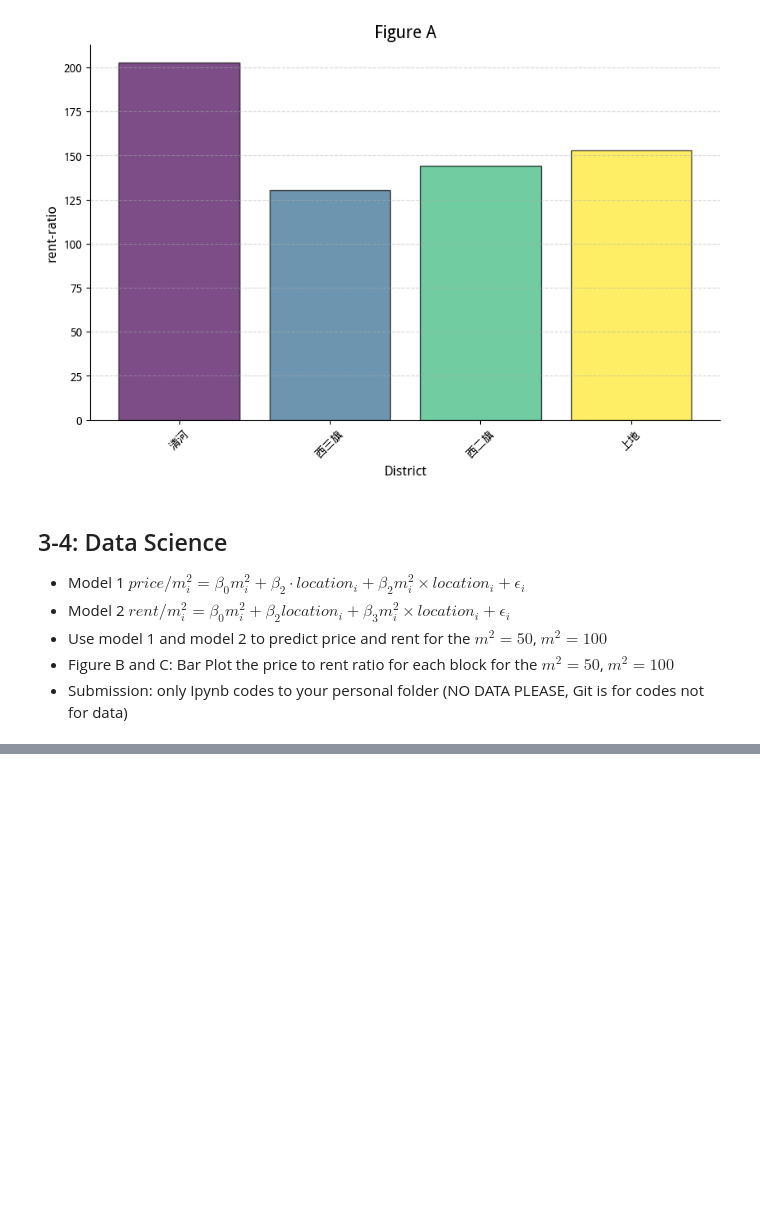
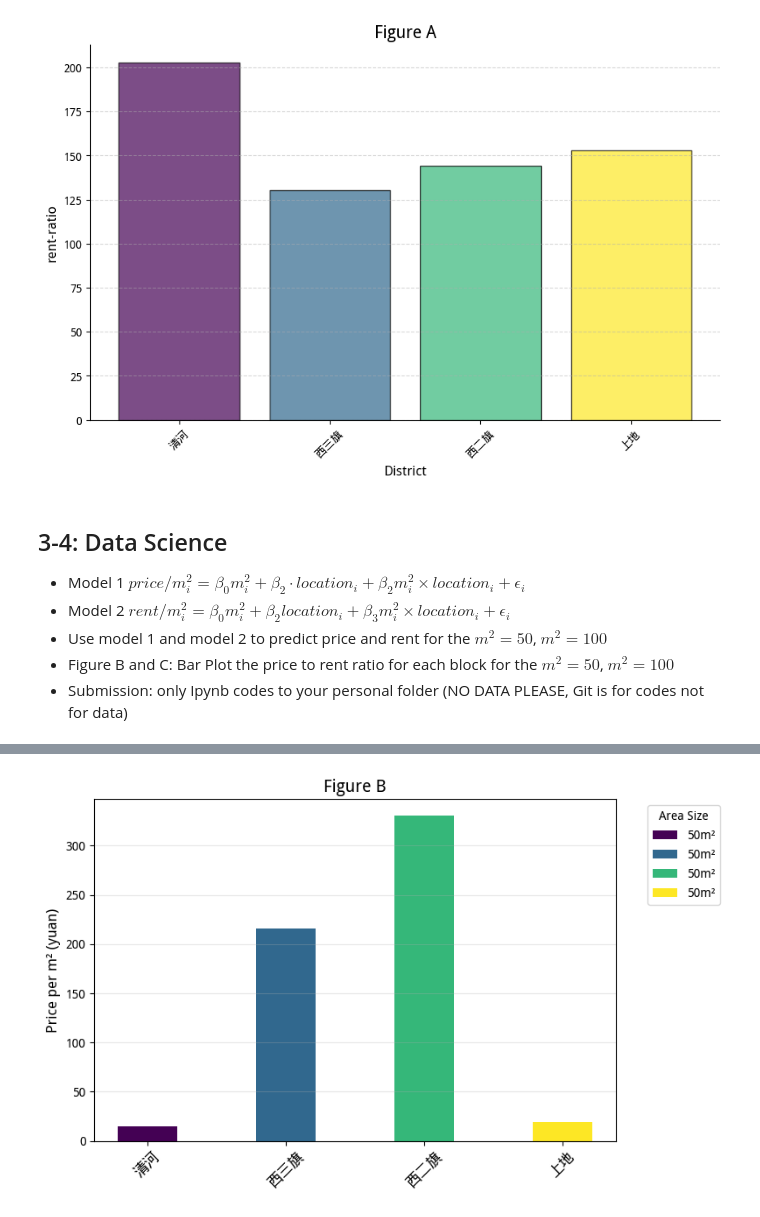
Before and after one commit to Quant-of-Renmin-University/QuantEcon2025_RUC, a Jupyter notebook: Homework/eng/2023200660/hw3/2023200660hw3.ipynb, the cells around one changed output, grey strips where cells are left out. Saved outputs shown, nothing was run; the diff lists cells and outputs as text; code cells hidden in the pictures; blank space fills up the shorter version.

```diff
--- a/Homework/eng/2023200660/hw3/2023200660hw3.ipynb
+++ b/Homework/eng/2023200660/hw3/2023200660hw3.ipynb
@@ -286,7 +288,10 @@ block (The global fair value should around 200)
 # %%
 merge_rent_file = 'merge_rent.csv'
 merge_price_file = 'merge_price.csv'
-merge_rent_df = pd.read_csv('merge_rent.csv')
-merge_price_df = pd.read_csv('merge_price.csv')
-merge_rent_df.describe(),merge_price_df.describe()
+merge_rent_df = pd.read_csv(merge_rent_file)
+merge_price_df = pd.read_csv(merge_price_file)
+# 直接使用pandas自带的describe方法，可以一次性输出多个统计量
+print(merge_rent_df.describe(),merge_price_df.describe())
+print('##################################################################')
+print(merge_rent_df.info(),merge_price_df.info())
 # %% [output]
@@ -396,8 +355,0 @@ Predicted price for 上地: [0.005 0.01 ]
-# %%
-linreg2 = LinearRegression()
-
-# $rent/m^2_i = \beta_0 m^2_i + \beta_2 location_i + \beta_3 m^2_i \times location_i + \epsilon_i$
-y2 = merge_rent_df['rent']/merge_rent_df['s_rent']
-merge_rent_df['area*block'] = merge_rent_df['s_rent']*merge_rent_df['block']
-X2 = merge_rent_df[['s_rent',  'block', 'area*block']].values
-linreg2.fit(X2, y2)
@@ -405,0 +395,76 @@ LinearRegression()
+# %%
+# 正确生成交互项和虚拟变量
+merge_price_df['price_per_m2'] = 10000 * merge_price_df['price_sum'] / merge_price_df['s_esf']
+merge_price_df = pd.get_dummies(merge_price_df, columns=['block'], prefix='block', drop_first=False)
+
+# 自动生成所有block的交互项
+blocks = [1,2,3,4]
+for b in blocks:
+    merge_price_df[f'block_{b}_area'] = merge_price_df[f'block_{b}'] * merge_price_df['s_esf']
+
+# 选择特征：基础面积 + 所有block虚拟变量 + 所有交互项
+features = ['s_esf'] + [f'block_{b}' for b in blocks] + [f'block_{b}_area' for b in blocks]
+X = merge_price_df[features]
+y = merge_price_df['price_per_m2']
+
+# 训练模型
+linreg2 = LinearRegression()
+linreg2.fit(X, y)
+
+# 预测函数：为指定block和面积生成预测
+def predict_price(block_num, area_values):
+    # 创建测试数据框架
+    test_df = pd.DataFrame(columns=features)
+    test_df['s_esf'] = area_values
+    # 设置block虚拟变量
+    for b in blocks:
+        test_df[f'block_{b}'] = 1 if b == block_num else 0
+    # 生成交互项
+    for b in blocks:
+        test_df[f'block_{b}_area'] = test_df[f'block_{b}'] * test_df['s_esf']
+
+    return linreg2.predict(test_df)
+
+# 可视化参数
+block_names = ['清河','西三旗','西二旗','上地']
+areas = [50, 100]
+colors = plt.cm.viridis(np.linspace(0, 1, len(blocks)))
+
+# 生成预测结果
+predictions2 = {}
+for idx, block_num in enumerate(blocks):
+    pred = predict_price(block_num, areas)
+    predictions2[block_names[idx]] = pred
+
+
+# 绘制结果
+plt.figure(figsize=(8, 5))
+x_pos = np.arange(len(block_names)) * 2  # 条形图位置
+width = 0.85  # 条形宽度
+
+for i, (name, preds) in enumerate(predictions2.items()):
+    plt.bar(x_pos[i], preds[0]/predictions1[name][0], width, color=colors[i], label=f'{areas[0]}m²')
+
+plt.xticks(x_pos, block_names, rotation=45, fontsize=12)
+plt.ylabel('Price per m² (yuan)', fontsize=12)
+plt.title('Figure B', fontsize=14)
+plt.grid(axis='y', alpha=0.3)
+plt.legend(title='Area Size', bbox_to_anchor=(1.05, 1), loc='upper left')
+plt.tight_layout()
+plt.show()
+# -------------------------------------------------------------------------------
+plt.figure(figsize=(8, 5))
+x_pos = np.arange(len(block_names)) * 2  # 条形图位置
+width = 0.85  # 条形宽度
+for i, (name, preds) in enumerate(predictions2.items()):
+    plt.bar(x_pos[i], preds[1]/predictions1[name][1], width, color=colors[i], edgecolor='black', hatch='..', label=f'{areas[1]}m²', alpha=0.3)
+
+plt.xticks(x_pos, block_names, rotation=45, fontsize=12)
+plt.ylabel('Price per m² (yuan)', fontsize=12)
+plt.title('Figure C', fontsize=14)
+plt.grid(axis='y', alpha=0.3)
+plt.legend(title='Area Size', bbox_to_anchor=(1.05, 1), loc='upper left')
+plt.tight_layout()
+plt.show()
+# %% [output]
+[figure, added]
```
Also changed, not shown: parts of 6 cells of this notebook.
